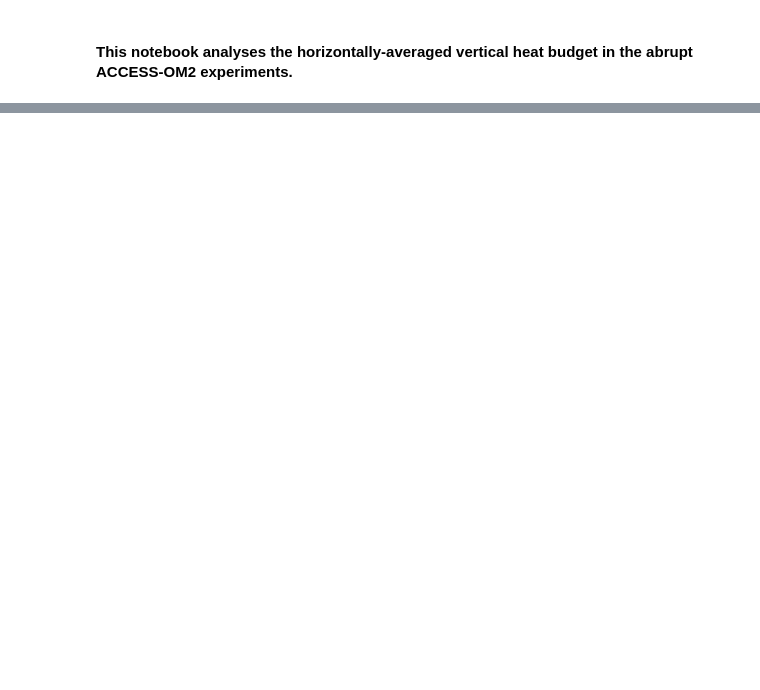
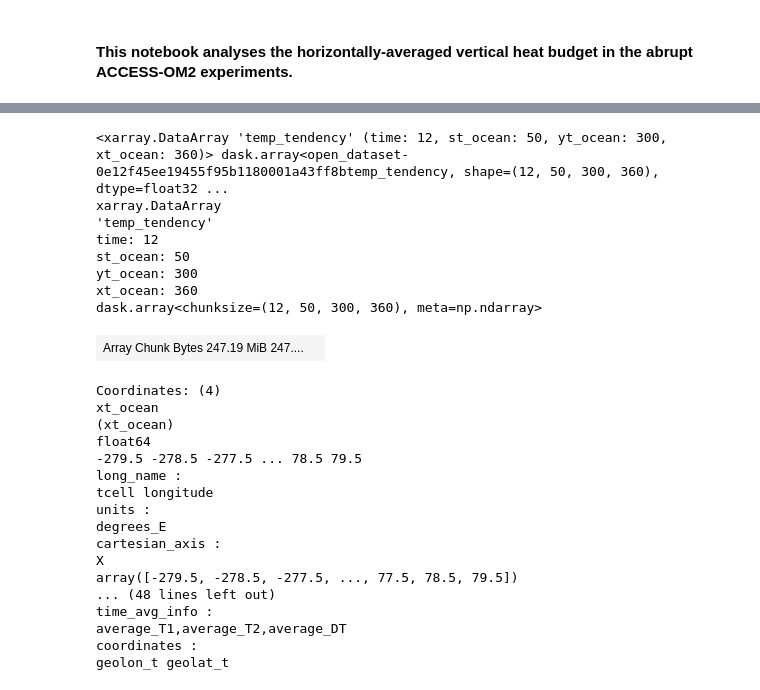
Before and after one commit to mpudig/HonoursThesis, a Jupyter notebook: Analysis_code/vertical_heat_budget.ipynb, the cells around one changed output, grey strips where cells are left out. Drawn from its saved outputs; the diff is of its cells as text; code cells hidden in the pictures; blank space fills up the shorter version.

```diff
--- a/Analysis_code/vertical_heat_budget.ipynb
+++ b/Analysis_code/vertical_heat_budget.ipynb
@@ -47,4 +46,0 @@ cc.querying.get_experiments(session)
-# %%
-pd.set_option("display.max_rows", None, "display.max_columns", None)
-
-cc.querying.get_variables(session, experiment='1deg_jra55_ryf_cont')
@@ -85,0 +47,32 @@ sqlite3.ProgrammingError: SQLite objects created in a thread can only be used in
+# %%
+test = xr.open_mfdataset(paths='/scratch/e14/mp2135/access-om2/archive/1deg_jra55_ryf_cont_heatbudgetdiags/output1*/ocean/ocean_heat.nc',
+                            combine='by_coords')
+# %%
+test.temp_tendency
+# %% [output]
+<xarray.DataArray 'temp_tendency' (time: 12, st_ocean: 50, yt_ocean: 300, xt_ocean: 360)> dask.array<open_dataset-0e12f45ee19455f95b1180001a43ff8btemp_tendency, shape=(12, 50, 300, 360), dtype=float32 ...
+xarray.DataArray
+'temp_tendency'
+time: 12
+st_ocean: 50
+yt_ocean: 300
+xt_ocean: 360
+dask.array<chunksize=(12, 50, 300, 360), meta=np.ndarray>
+| Array Chunk Bytes 247.19 MiB 247.... |  |
+Coordinates: (4)
+xt_ocean
+(xt_ocean)
+float64
+-279.5 -278.5 -277.5 ... 78.5 79.5
+long_name :
+tcell longitude
+units :
+degrees_E
+cartesian_axis :
+X
+array([-279.5, -278.5, -277.5, ..., 77.5, 78.5, 79.5])
+... (48 lines left out)
+time_avg_info :
+average_T1,average_T2,average_DT
+coordinates :
+geolon_t geolat_t
```
Also changed, not shown: parts of 14 cells of this notebook, 28 other files.
